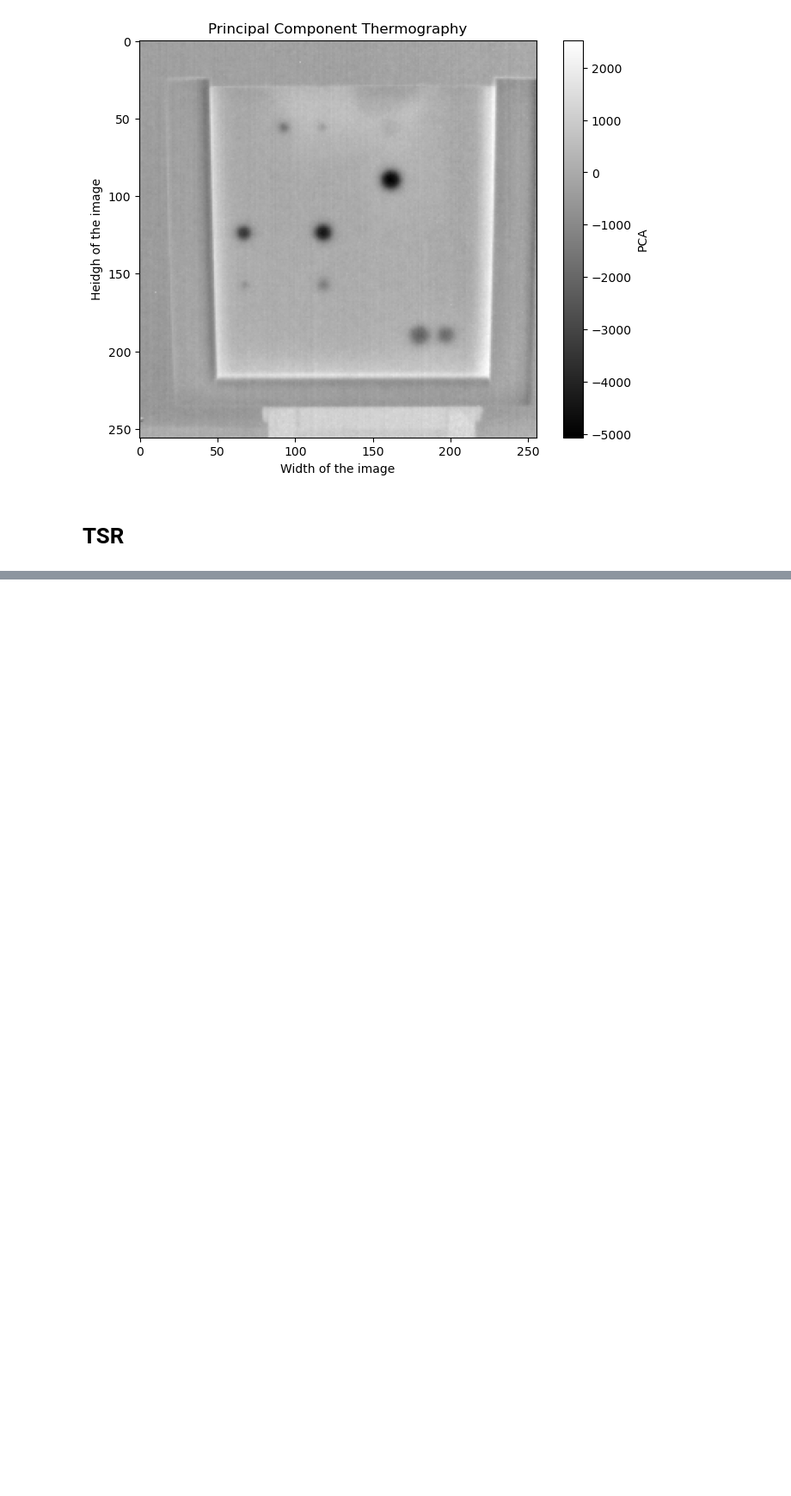
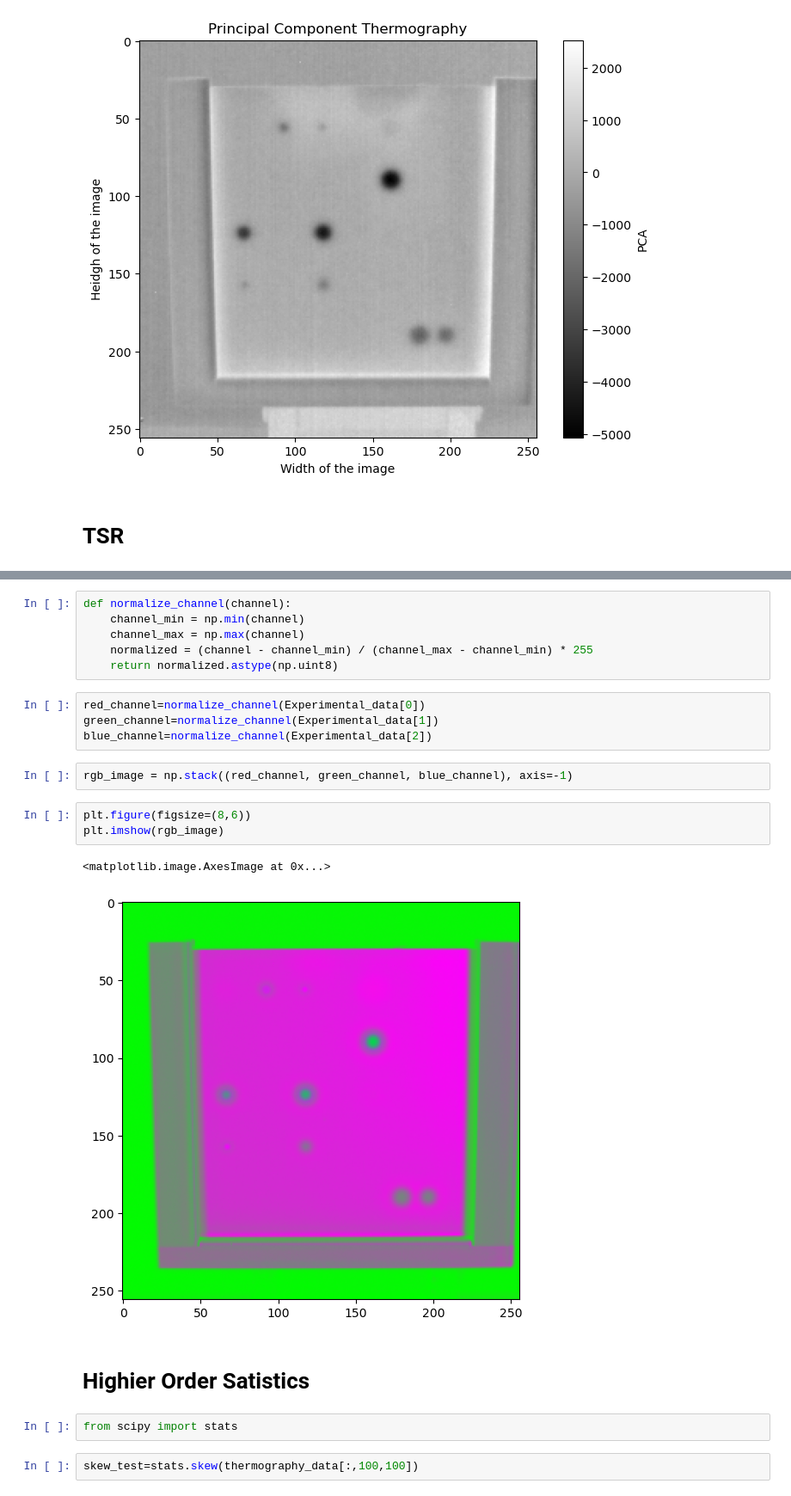
Before and after one commit to konrad-jaworski/Thermal_camera_KAUST, a Jupyter notebook: Neutral_set_testing.ipynb, the cells around one changed output, grey strips where cells are left out. Shown at 86% size. Saved outputs shown, nothing was run; the diff lists cells and outputs as text; blank space fills up the shorter version.

```diff
--- a/Neutral_set_testing.ipynb
+++ b/Neutral_set_testing.ipynb
@@ -117,0 +164,24 @@ Text(0, 0.5, 'Heidgh of the image')
+# %%
+def normalize_channel(channel):
+    channel_min = np.min(channel)
+    channel_max = np.max(channel)
+    normalized = (channel - channel_min) / (channel_max - channel_min) * 255
+    return normalized.astype(np.uint8)
+# %%
+red_channel=normalize_channel(Experimental_data[0])
+green_channel=normalize_channel(Experimental_data[1])
+blue_channel=normalize_channel(Experimental_data[2])
+# %%
+rgb_image = np.stack((red_channel, green_channel, blue_channel), axis=-1)
+# %%
+plt.figure(figsize=(8,6))
+plt.imshow(rgb_image)
+# %% [output]
+<matplotlib.image.AxesImage at 0x...>
+[figure, added]
+# %% [markdown]
+<h1>Highier Order Satistics
+# %%
+from scipy import stats
+# %%
+skew_test=stats.skew(thermography_data[:,100,100])
```
Also changed, not shown: parts of 59 cells of this notebook, 3 other files.
